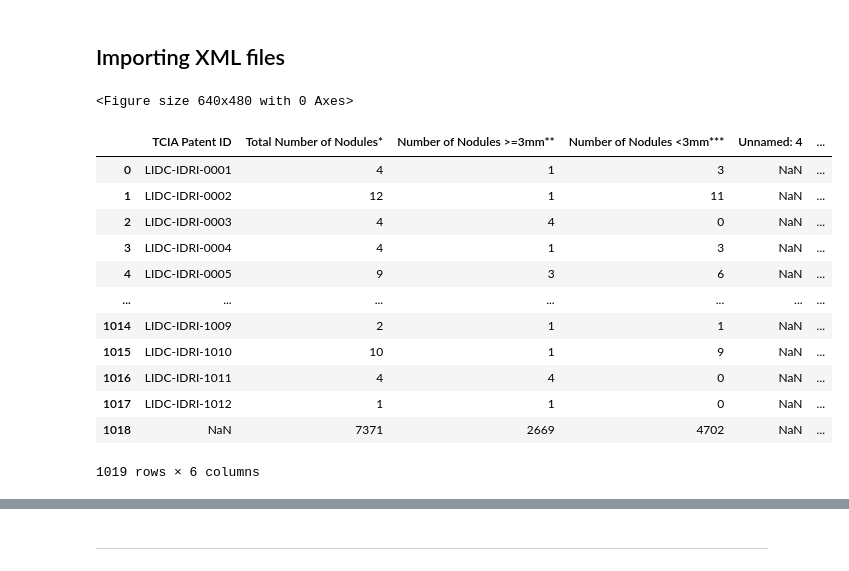
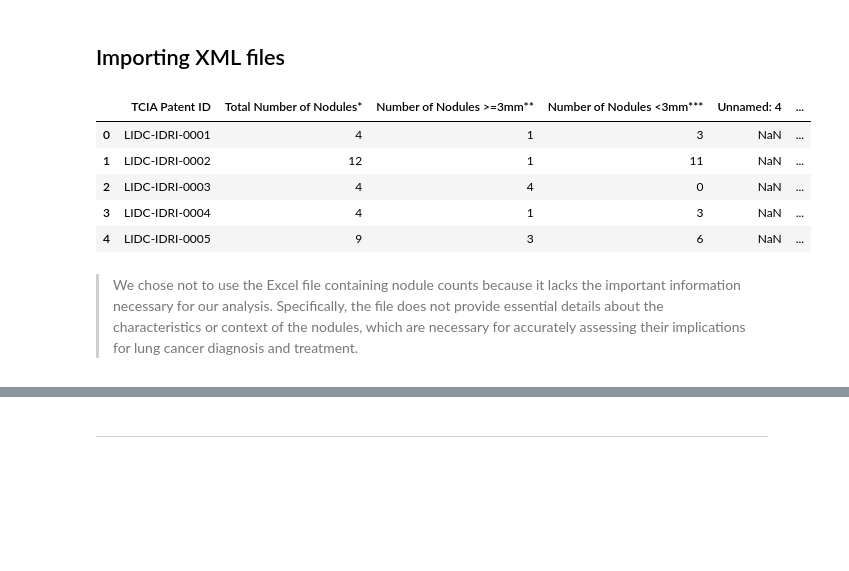
Before and after one commit to inesamorim/lung-cancer-classification, a Jupyter notebook: main.ipynb, the cells around one changed output, grey strips where cells are left out. Drawn from its saved outputs; the diff is of its cells as text; code cells hidden in the pictures; blank space fills up the shorter version.

```diff
--- a/main.ipynb
+++ b/main.ipynb
@@ -30,7 +41,3 @@ print(pl.__file__)
 ---
 # %% [markdown]
 ## Importing XML files
-# %%
-plt.set_cmap('gray')
-# %% [output]
-<Figure size 640x480 with 0 Axes>
@@ -39,20 +44,14 @@ plt.set_cmap('gray')
 # %%
 nodule_counts_df = pd.read_excel('lidc-idri-nodule-counts-6-23-2015.xlsx')
-nodule_counts_df
-#maybe eliminar quarta e quinta coluna
+nodule_counts_df.head()
 # %% [output]
 |  | TCIA Patent ID | Total Number of Nodules* | Number of Nodules >=3mm** | Number of Nodules <3mm*** | Unnamed: 4 | ... |
 | 0 | LIDC-IDRI-0001 | 4 | 1 | 3 | NaN | ... |
 | 1 | LIDC-IDRI-0002 | 12 | 1 | 11 | NaN | ... |
 | 2 | LIDC-IDRI-0003 | 4 | 4 | 0 | NaN | ... |
 | 3 | LIDC-IDRI-0004 | 4 | 1 | 3 | NaN | ... |
 | 4 | LIDC-IDRI-0005 | 9 | 3 | 6 | NaN | ... |
-| ... | ... | ... | ... | ... | ... | ... |
-| 1014 | LIDC-IDRI-1009 | 2 | 1 | 1 | NaN | ... |
-| 1015 | LIDC-IDRI-1010 | 10 | 1 | 9 | NaN | ... |
-| 1016 | LIDC-IDRI-1011 | 4 | 4 | 0 | NaN | ... |
-| 1017 | LIDC-IDRI-1012 | 1 | 1 | 0 | NaN | ... |
-| 1018 | NaN | 7371 | 2669 | 4702 | NaN | ... |
-1019 rows × 6 columns
+# %% [markdown]
+> We chose not to use the Excel file containing nodule counts because it lacks the important information necessary for our analysis. Specifically, the file does not provide essential details about the characteristics or context of the nodules, which are necessary for accurately assessing their implications for lung cancer diagnosis and treatment.
 # %%
 pacient_data_df = pd.read_excel('tcia-diagnosis-data-2012-04-20.xls')
```
Also changed, not shown: parts of 34 cells of this notebook, 3 other files.
